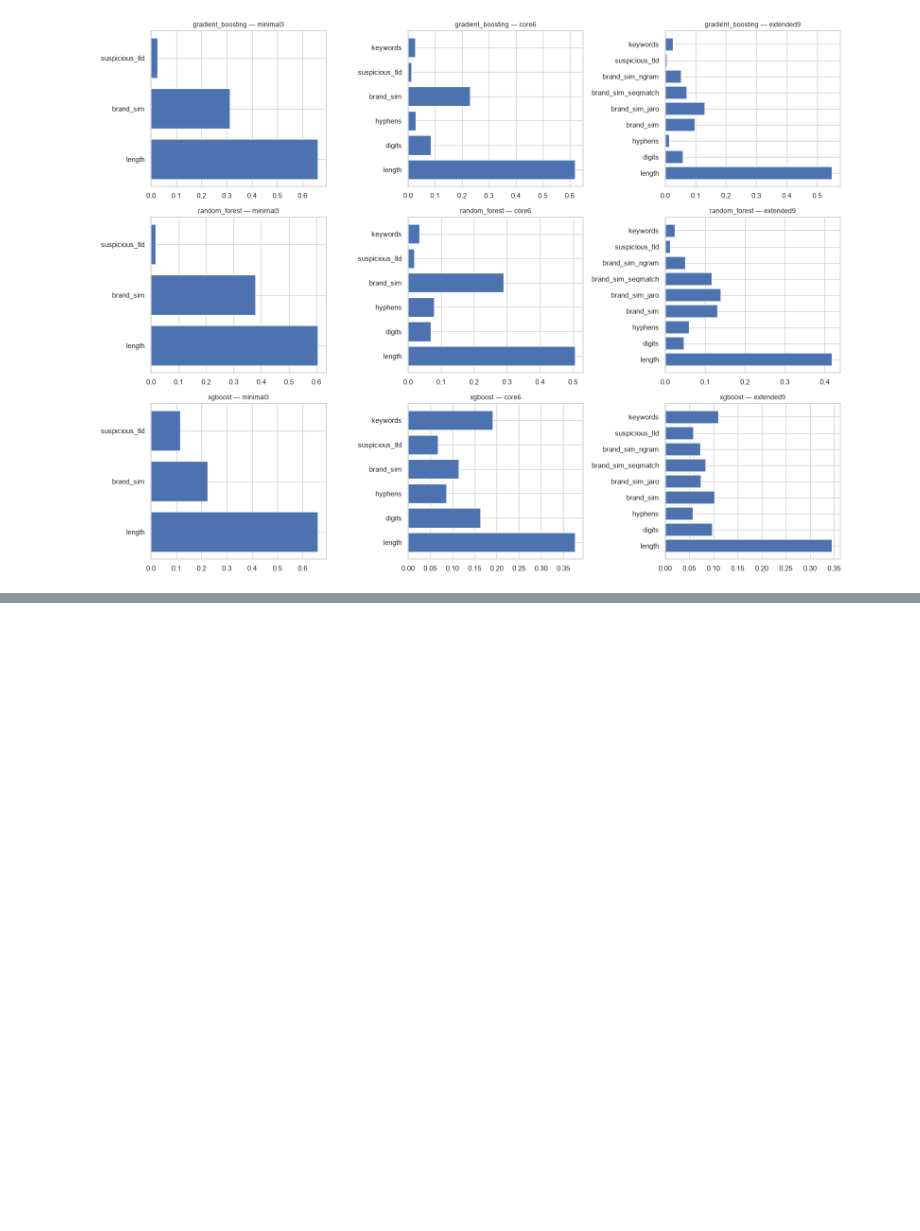
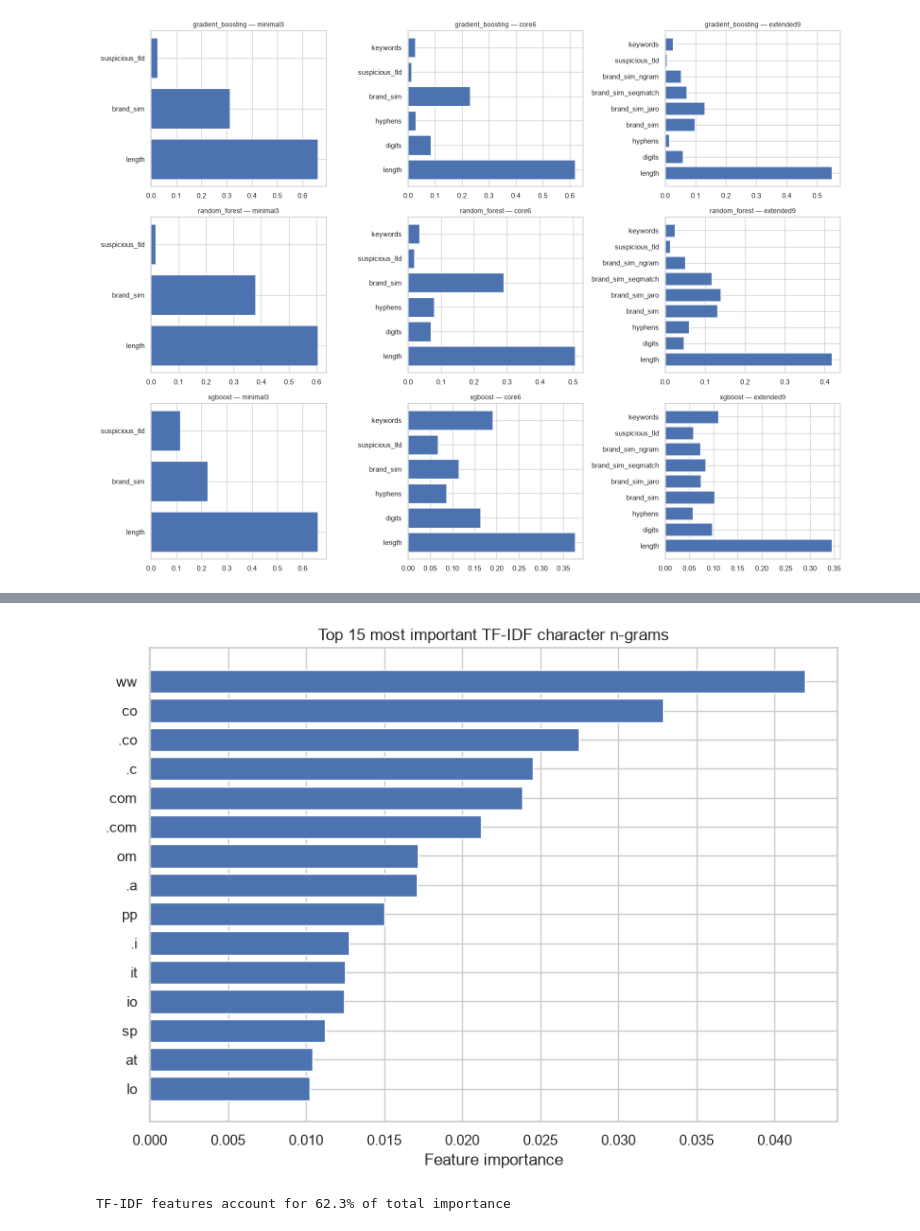
Before and after one commit to michallitwin/phishguard-live, a Jupyter notebook: notebooks/eda.ipynb, the cells around one changed output, grey strips where cells are left out. Drawn from its saved outputs; the diff is of its cells as text; code cells hidden in the pictures; blank space fills up the shorter version.

```diff
--- a/notebooks/eda.ipynb
+++ b/notebooks/eda.ipynb
@@ -308,0 +343,15 @@ plt.show()
+# %%
+tfidf_importances = importances[6:]
+top_15_idx = np.argsort(tfidf_importances)[-15:]
+
+plt.figure(figsize=(8, 6))
+plt.barh([tfidf_names[i] for i in top_15_idx], tfidf_importances[top_15_idx])
+plt.xlabel("Feature importance")
+plt.title("Top 15 most important TF-IDF character n-grams")
+plt.tight_layout()
+plt.show()
+
+print(f"TF-IDF features account for {tfidf_importances.sum():.1%} of total importance")
+# %% [output]
+[figure, added]
+TF-IDF features account for 62.3% of total importance
```
Also changed, not shown: parts of 15 cells of this notebook, 8 other files.
